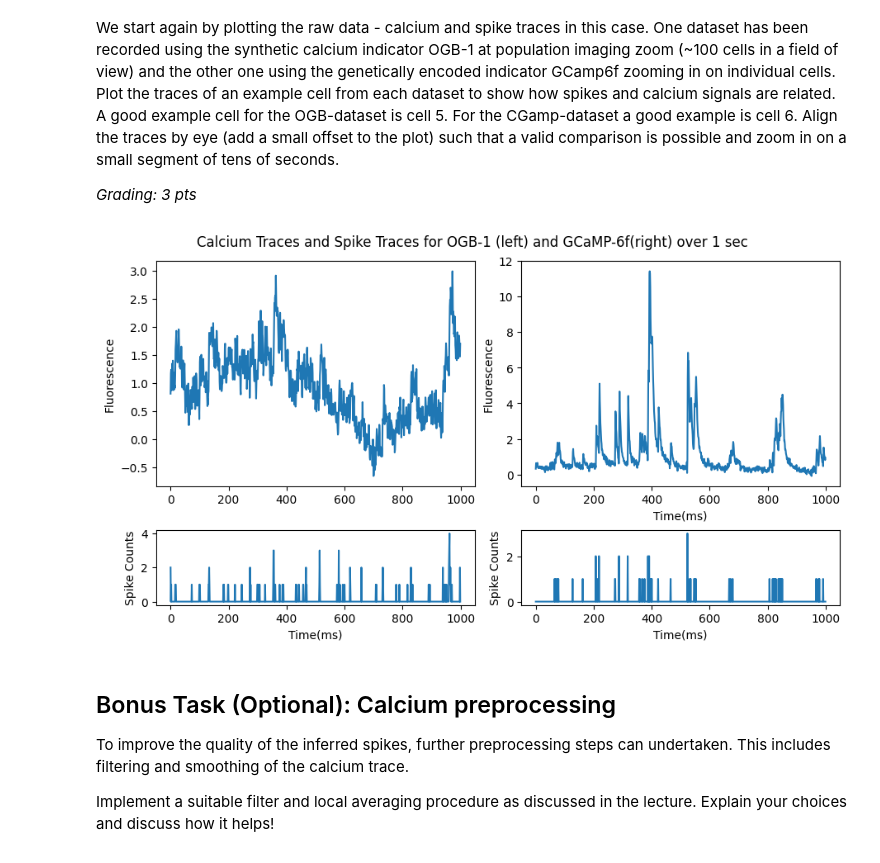
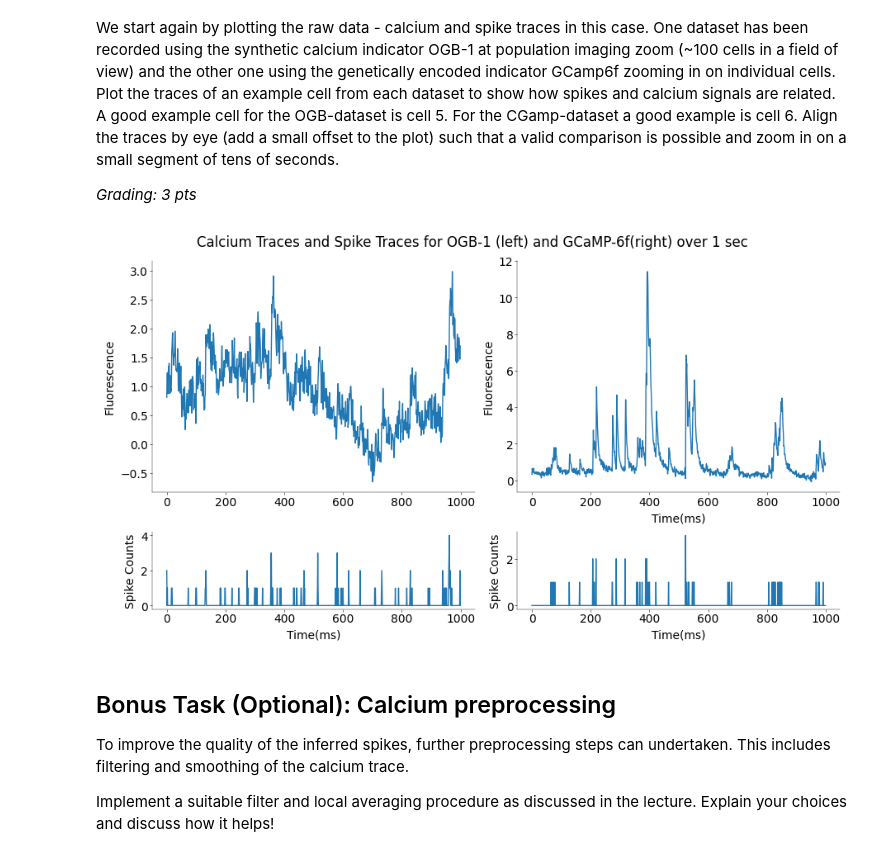
Before and after one commit to F-vdHaar/neural_data_science, a Jupyter notebook: notebooks/CodingLab3.ipynb, the cells around one changed output. Drawn from its saved outputs; the diff is of its cells as text; code cells hidden in the pictures.

```diff
--- a/notebooks/CodingLab3.ipynb
+++ b/notebooks/CodingLab3.ipynb
@@ -39,5 +53,5 @@ from __future__ import annotations
 # %%
-# plt.style.use("../../matplotlib_style.txt")
+plt.style.use("matplotlib_style.txt")
 # %% [markdown]
 ## Load data
 # %%
@@ -77,46 +91,52 @@ gcamp_spikes = gcamp_spikes.dropna(axis=0).to_numpy()
 # %%
 # --------------------------------
 # Resample and prepare data (1 pt)
 # --------------------------------
 
-resamp_obg = signal.decimate(ogb_calcium, 4, axis = 0)
-resamp_obg_spikes = np.add.reduceat(ogb_spikes, np.arange(0, len(ogb_spikes), 4), axis=0)
+resamp_obg = signal.decimate(ogb_calcium, 4, axis=0)
+resamp_obg_spikes = np.add.reduceat(
+    ogb_spikes, np.arange(0, len(ogb_spikes), 4), axis=0
+)
 
 resamp_gcamp = signal.decimate(gcamp_calcium, 4, axis=0)
-resamp_gcamp_spikes = np.add.reduceat(gcamp_spikes, np.arange(0, len(gcamp_spikes), 4), axis=0)
+resamp_gcamp_spikes = np.add.reduceat(
+    gcamp_spikes, np.arange(0, len(gcamp_spikes), 4), axis=0
+)
 
 
 fig, axs = plt.subplots(
     2, 2, figsize=(9, 5), height_ratios=[3, 1], layout="constrained"
 )
 
-fig.suptitle("Calcium Traces and Spike Traces for OGB-1 (left) and GCaMP-6f(right) over 1 sec")
+fig.suptitle(
+    "Calcium Traces and Spike Traces for OGB-1 (left) and GCaMP-6f(right) over 1 sec"
+)
 # --------------------
 # Plot OGB data (1 pt)
 # --------------------
 
-axs[0,0].plot(resamp_obg[:, 5][:1000])
-axs[0,0].set_ylabel("Fluorescence")
+axs[0, 0].plot(resamp_obg[:, 5][:1000])
+axs[0, 0].set_ylabel("Fluorescence")
 # axs[0,0].set_xlabel("Time(ms)")
 
-axs[1,0].plot(resamp_obg_spikes[:, 5][:1000])
-axs[1,0].set_ylabel("Spike Counts")
-axs[1,0].set_xlabel("Time(ms)")
+axs[1, 0].plot(resamp_obg_spikes[:, 5][:1000])
+axs[1, 0].set_ylabel("Spike Counts")
+axs[1, 0].set_xlabel("Time(ms)")
 
 # ----------------------
 # Plot GCamp data (1 pt)
 # ----------------------
-axs[0,1].plot(resamp_gcamp[:, 6][:1000])
-axs[0,1].set_ylabel("Fluorescence")
-axs[0,1].set_xlabel("Time(ms)")
+axs[0, 1].plot(resamp_gcamp[:, 6][:1000])
+axs[0, 1].set_ylabel("Fluorescence")
+axs[0, 1].set_xlabel("Time(ms)")
 
-axs[1,1].plot(resamp_gcamp_spikes[:, 6][:1000])
-axs[1,1].set_ylabel("Spike Counts")
-axs[1,1].set_xlabel("Time(ms)")
+axs[1, 1].plot(resamp_gcamp_spikes[:, 6][:1000])
+axs[1, 1].set_ylabel("Spike Counts")
+axs[1, 1].set_xlabel("Time(ms)")
 
 plt.show()
 # %% [output]
-[figure, old version]
+[figure, new version]
 # %% [markdown]
 ## Bonus Task (Optional): Calcium preprocessing
 
```
Also changed, not shown: parts of 15 cells of this notebook.
